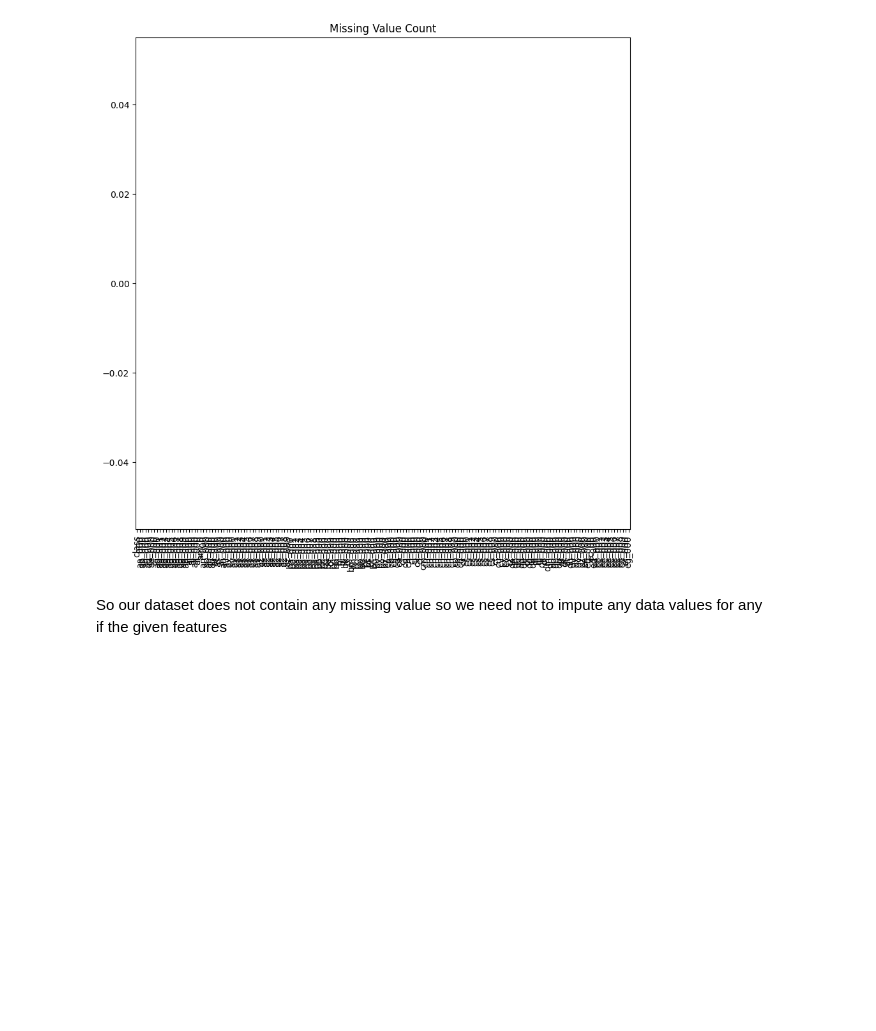
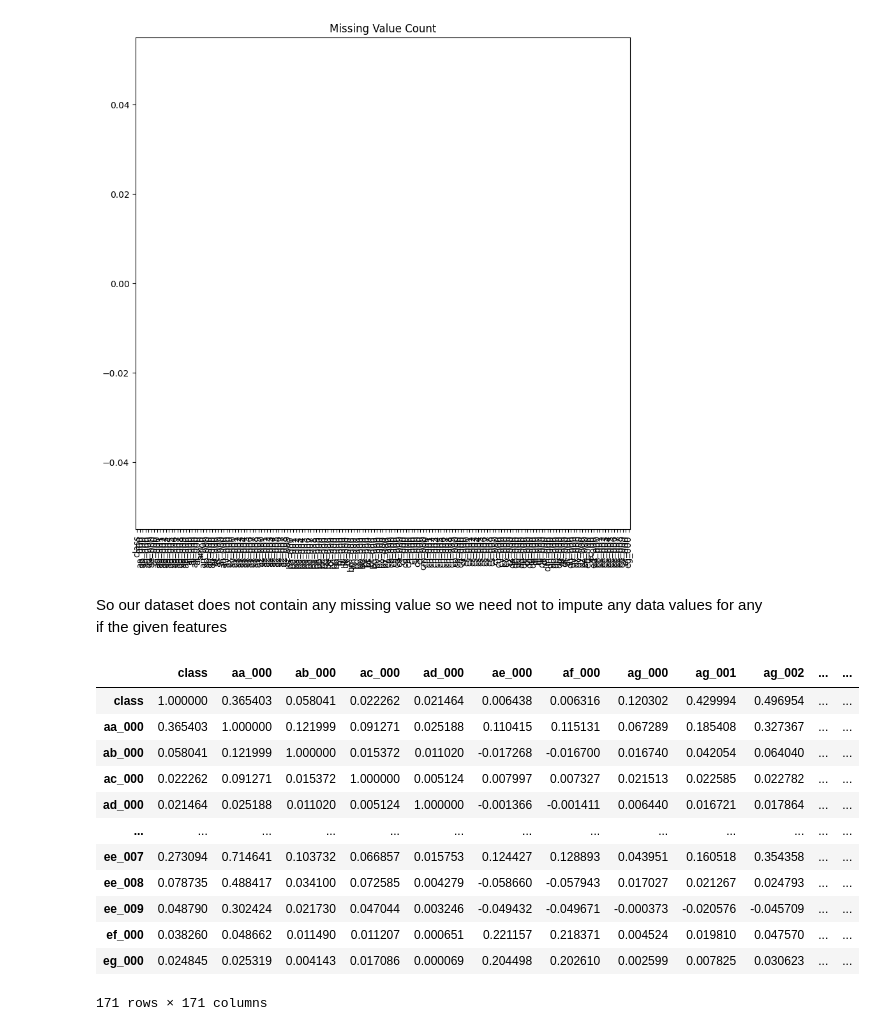
Before and after one commit to SuvitKumar003/LiveSensor, a Jupyter notebook: EDA.ipynb, the cells around one changed output. Saved outputs shown, nothing was run; the diff lists cells and outputs as text; code cells hidden in the pictures; blank space fills up the shorter version.

```diff
--- a/EDA.ipynb
+++ b/EDA.ipynb
@@ -157,3 +157,20 @@ Text(0.5, 1.0, 'Missing Value Count')
 [figure]
 # %% [markdown]
 So our dataset does not contain any missing value so we need not to impute any data values for any if the given features
+# %%
+corr=df.corr()
+corr
+# %% [output]
+|  | class | aa_000 | ab_000 | ac_000 | ad_000 | ae_000 | af_000 | ag_000 | ag_001 | ag_002 | ... | ... |
+| class | 1.000000 | 0.365403 | 0.058041 | 0.022262 | 0.021464 | 0.006438 | 0.006316 | 0.120302 | 0.429994 | 0.496954 | ... | ... |
+| aa_000 | 0.365403 | 1.000000 | 0.121999 | 0.091271 | 0.025188 | 0.110415 | 0.115131 | 0.067289 | 0.185408 | 0.327367 | ... | ... |
+| ab_000 | 0.058041 | 0.121999 | 1.000000 | 0.015372 | 0.011020 | -0.017268 | -0.016700 | 0.016740 | 0.042054 | 0.064040 | ... | ... |
+| ac_000 | 0.022262 | 0.091271 | 0.015372 | 1.000000 | 0.005124 | 0.007997 | 0.007327 | 0.021513 | 0.022585 | 0.022782 | ... | ... |
+| ad_000 | 0.021464 | 0.025188 | 0.011020 | 0.005124 | 1.000000 | -0.001366 | -0.001411 | 0.006440 | 0.016721 | 0.017864 | ... | ... |
+| ... | ... | ... | ... | ... | ... | ... | ... | ... | ... | ... | ... | ... |
+| ee_007 | 0.273094 | 0.714641 | 0.103732 | 0.066857 | 0.015753 | 0.124427 | 0.128893 | 0.043951 | 0.160518 | 0.354358 | ... | ... |
+| ee_008 | 0.078735 | 0.488417 | 0.034100 | 0.072585 | 0.004279 | -0.058660 | -0.057943 | 0.017027 | 0.021267 | 0.024793 | ... | ... |
+| ee_009 | 0.048790 | 0.302424 | 0.021730 | 0.047044 | 0.003246 | -0.049432 | -0.049671 | -0.000373 | -0.020576 | -0.045709 | ... | ... |
+| ef_000 | 0.038260 | 0.048662 | 0.011490 | 0.011207 | 0.000651 | 0.221157 | 0.218371 | 0.004524 | 0.019810 | 0.047570 | ... | ... |
+| eg_000 | 0.024845 | 0.025319 | 0.004143 | 0.017086 | 0.000069 | 0.204498 | 0.202610 | 0.002599 | 0.007825 | 0.030623 | ... | ... |
+171 rows × 171 columns
```
Also changed, not shown: parts of 2 cells of this notebook.
